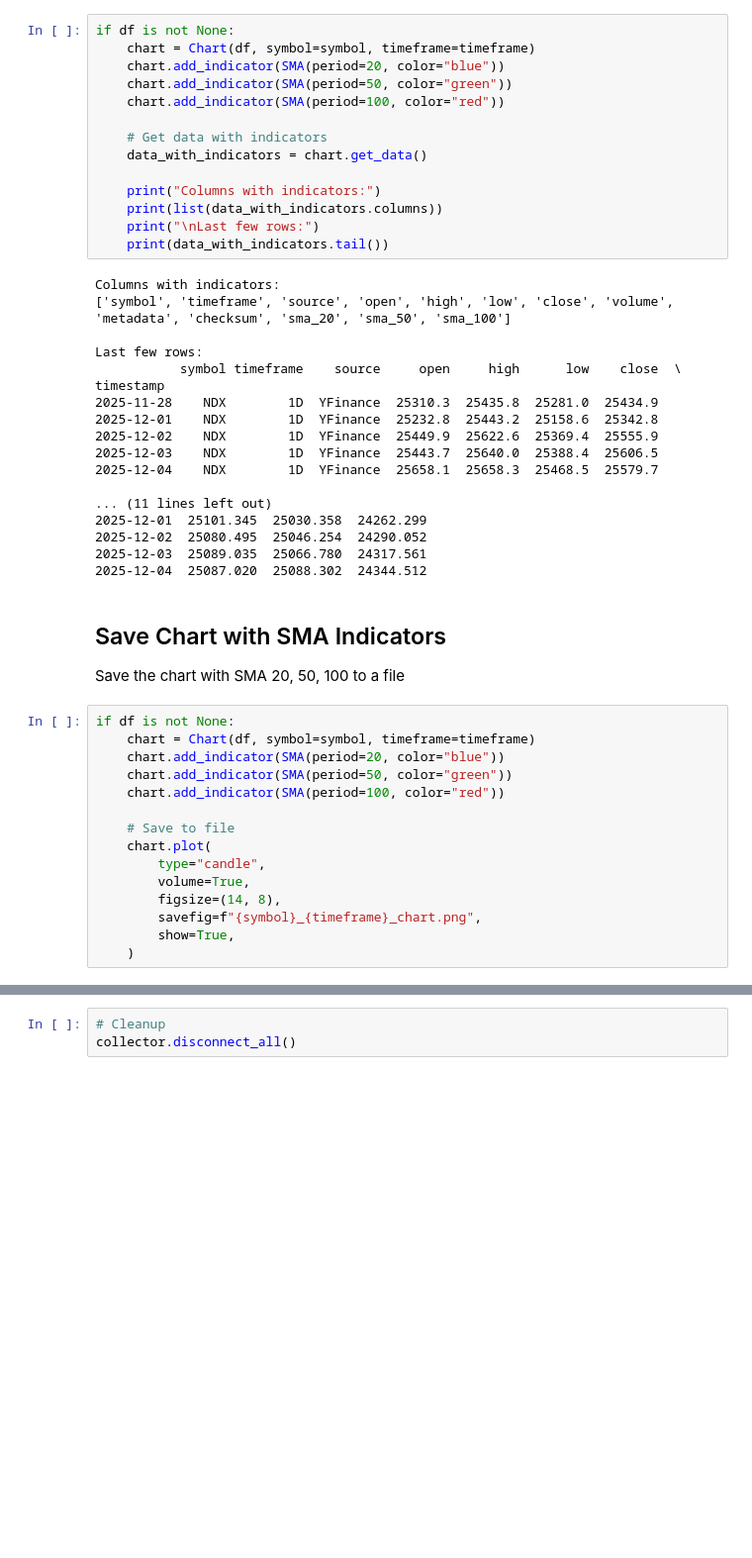
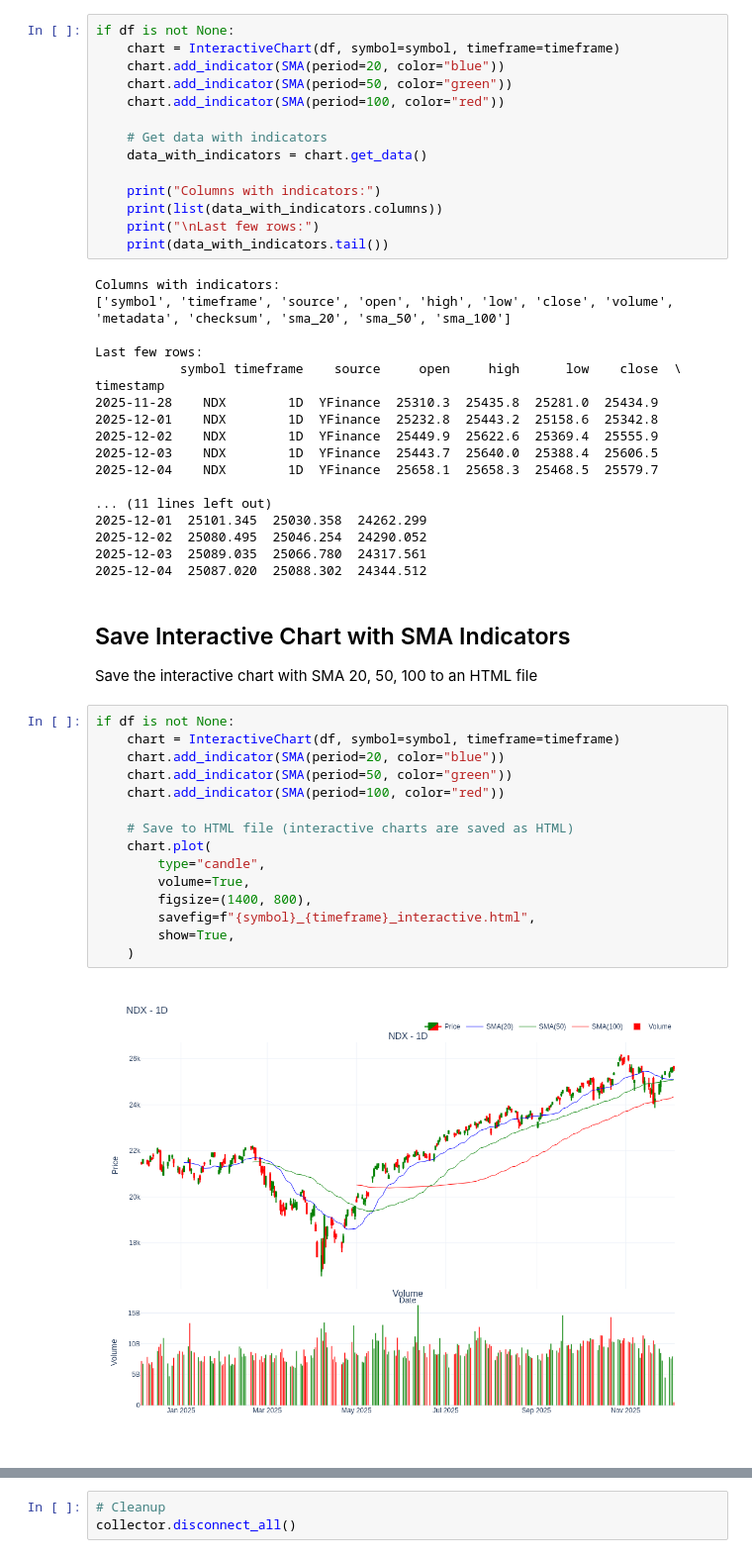
Before and after one commit to Louack/ig-trading, a Jupyter notebook: notebooks/basic_visualization.ipynb, the cells around one changed output, grey strips where cells are left out. Shown at 99% size. Cells and saved outputs as stored; diff of their text form; blank space fills up the shorter version.

```diff
--- a/notebooks/basic_visualization.ipynb
+++ b/notebooks/basic_visualization.ipynb
@@ -147,7 +147,7 @@ if df is not None:
 Get the DataFrame with all calculated SMA indicators
 # %%
 if df is not None:
-    chart = Chart(df, symbol=symbol, timeframe=timeframe)
+    chart = InteractiveChart(df, symbol=symbol, timeframe=timeframe)
     chart.add_indicator(SMA(period=20, color="blue"))
     chart.add_indicator(SMA(period=50, color="green"))
     chart.add_indicator(SMA(period=100, color="red"))
@@ -178,21 +178,23 @@ timestamp
 2025-12-03  25089.035  25066.780  24317.561
 2025-12-04  25087.020  25088.302  24344.512
 # %% [markdown]
-## Save Chart with SMA Indicators
+## Save Interactive Chart with SMA Indicators
 
-Save the chart with SMA 20, 50, 100 to a file
+Save the interactive chart with SMA 20, 50, 100 to an HTML file
 # %%
 if df is not None:
-    chart = Chart(df, symbol=symbol, timeframe=timeframe)
+    chart = InteractiveChart(df, symbol=symbol, timeframe=timeframe)
     chart.add_indicator(SMA(period=20, color="blue"))
     chart.add_indicator(SMA(period=50, color="green"))
     chart.add_indicator(SMA(period=100, color="red"))
 
-    # Save to file
+    # Save to HTML file (interactive charts are saved as HTML)
     chart.plot(
         type="candle",
         volume=True,
-        figsize=(14, 8),
-        savefig=f"{symbol}_{timeframe}_chart.png",
+        figsize=(1400, 800),
+        savefig=f"{symbol}_{timeframe}_interactive.html",
         show=True,
     )
+# %% [output]
+[figure, added]
```
Also changed, not shown: parts of 12 cells of this notebook, 5 other files.
